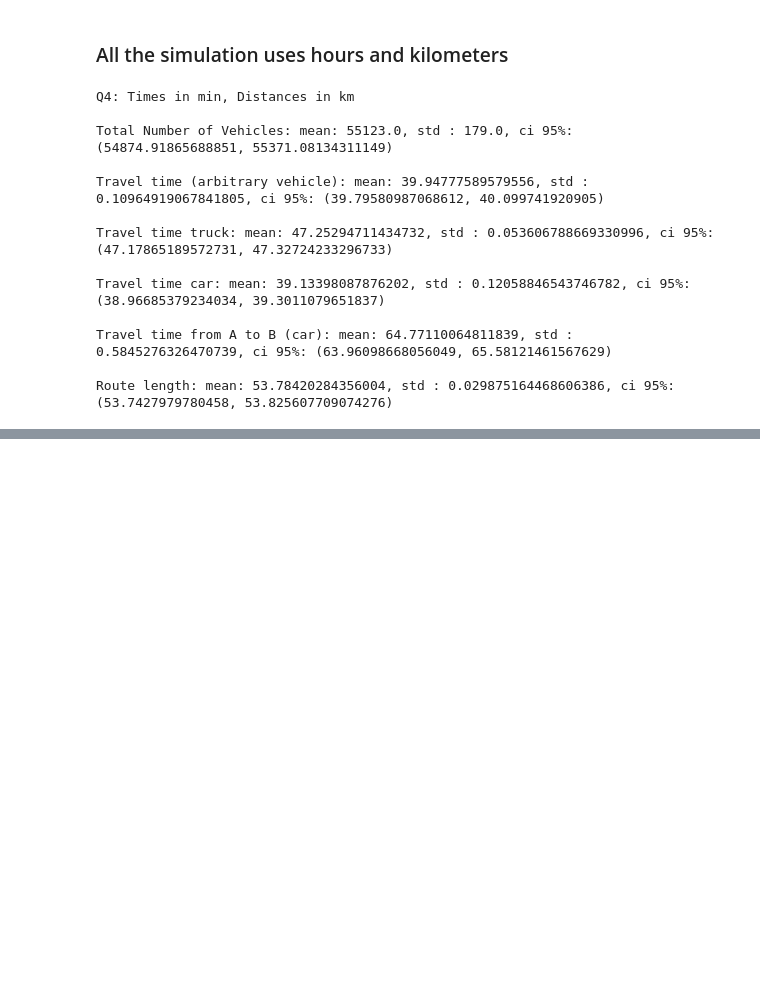
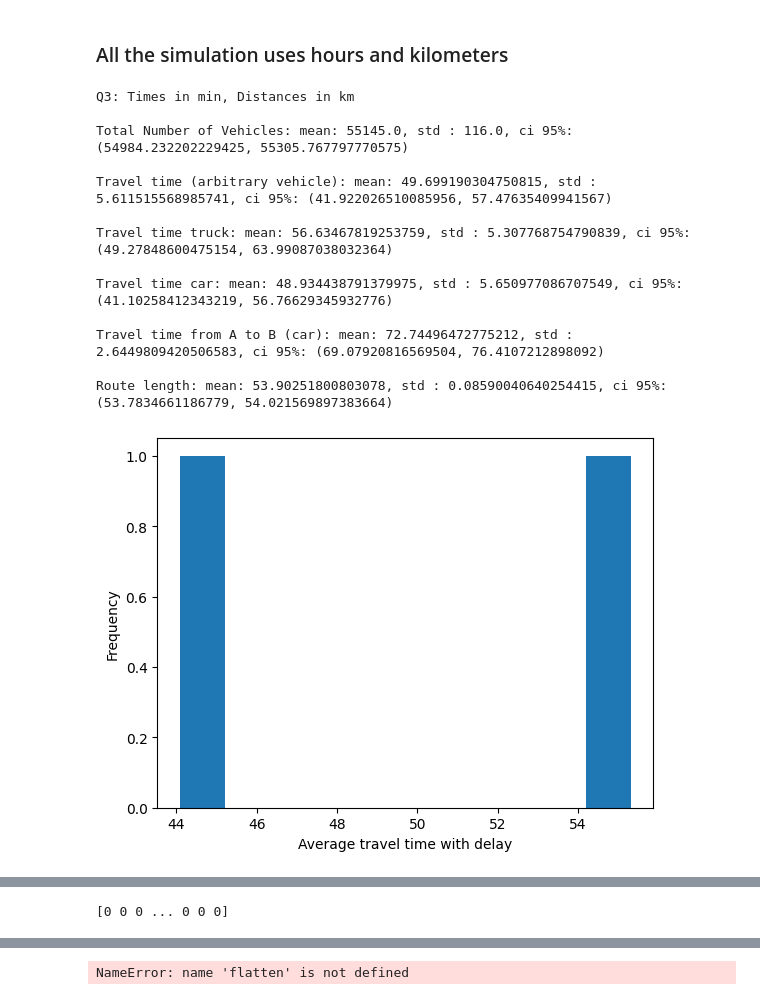
Before and after one commit to J4nvg/SSM3, a Jupyter notebook: All simulations in one.ipynb, the cells around one changed output, grey strips where cells are left out. Saved outputs shown, nothing was run; the diff lists cells and outputs as text; code cells hidden in the pictures; blank space fills up the shorter version.

```diff
--- a/All simulations in one.ipynb
+++ b/All simulations in one.ipynb
@@ -1292,19 +1423,21 @@ class Simulation:
 # %%
 sim_try = Simulation(2)
-sim_try.compute_all_data4(10)
-sim_try.compute_table4()
+sim_try.compute_all_data3()
+sim_try.compute_table3()
+sim_try.performance_measures3()
 # sim_try.plot_hist2()
 # %% [output]
-Q4: Times in min, Distances in km
+Q3: Times in min, Distances in km
 
-Total Number of Vehicles: mean: 55123.0, std : 179.0, ci 95%: (54874.91865688851, 55371.08134311149)
+Total Number of Vehicles: mean: 55145.0, std : 116.0, ci 95%: (54984.232202229425, 55305.767797770575)
 
-Travel time (arbitrary vehicle): mean: 39.94777589579556, std : 0.10964919067841805, ci 95%: (39.79580987068612, 40.099741920905)
+Travel time (arbitrary vehicle): mean: 49.699190304750815, std : 5.611515568985741, ci 95%: (41.922026510085956, 57.47635409941567)
 
-Travel time truck: mean: 47.25294711434732, std : 0.053606788669330996, ci 95%: (47.17865189572731, 47.32724233296733)
+Travel time truck: mean: 56.63467819253759, std : 5.307768754790839, ci 95%: (49.27848600475154, 63.99087038032364)
 
-Travel time car: mean: 39.13398087876202, std : 0.12058846543746782, ci 95%: (38.96685379234034, 39.3011079651837)
+Travel time car: mean: 48.934438791379975, std : 5.650977086707549, ci 95%: (41.10258412343219, 56.76629345932776)
 
-Travel time from A to B (car): mean: 64.77110064811839, std : 0.5845276326470739, ci 95%: (63.96098668056049, 65.58121461567629)
+Travel time from A to B (car): mean: 72.74496472775212, std : 2.6449809420506583, ci 95%: (69.07920816569504, 76.4107212898092)
 
-Route length: mean: 53.78420284356004, std : 0.029875164468606386, ci 95%: (53.7427979780458, 53.825607709074276)
+Route length: mean: 53.90251800803078, std : 0.08590040640254415, ci 95%: (53.7834661186779, 54.021569897383664)
+[figure, added]
@@ -1310,0 +1445 @@ Route length: mean: 53.78420284356004, std : 0.029875164468606386, ci 95%: (53.7
+[0 0 0 ... 0 0 0]
@@ -1310,0 +1449,4 @@ Route length: mean: 53.78420284356004, std : 0.029875164468606386, ci 95%: (53.7
+# %%
+np.flatten([[1,2]])
+# %% [output]
+NameError: name 'flatten' is not defined
```
Also changed, not shown: parts of 4 cells of this notebook, 11 other files.
